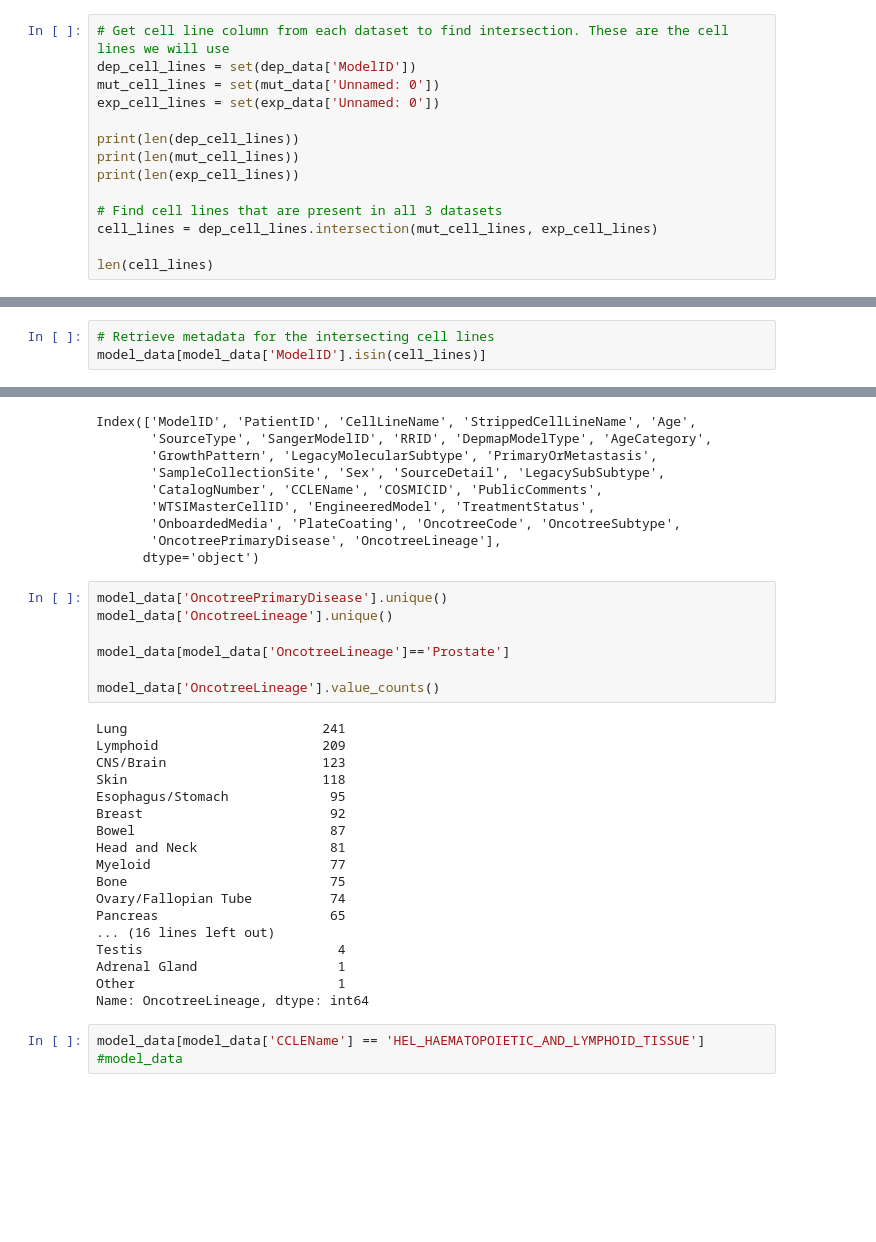
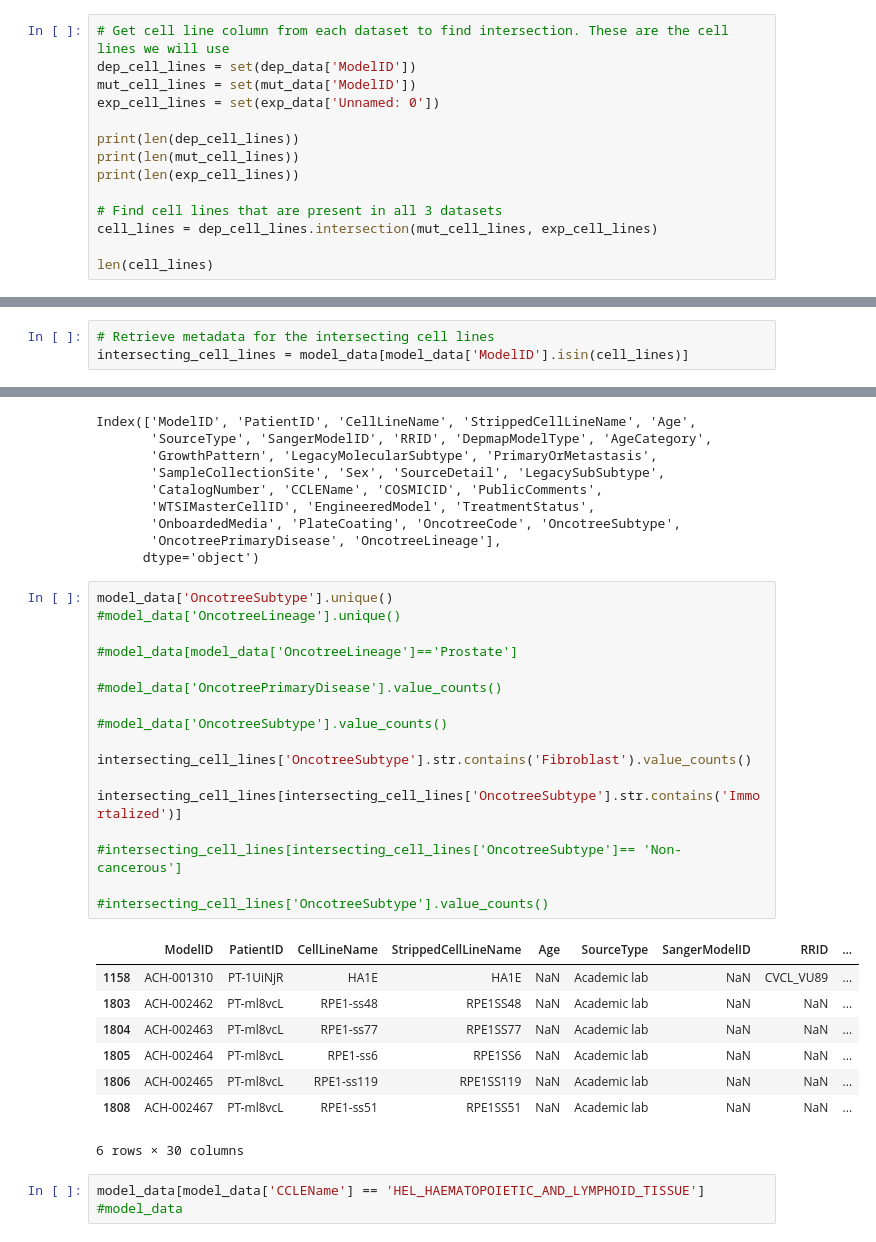
Before and after one commit to dan-beach/dependant-weights, a Jupyter notebook: depmap-processing.ipynb, the cells around one changed output, grey strips where cells are left out. Saved outputs shown, nothing was run; the diff lists cells and outputs as text; blank space fills up the shorter version.

```diff
--- a/depmap-processing.ipynb
+++ b/depmap-processing.ipynb
@@ -104,7 +238,7 @@ model_data[model_data['CCLEName'] == 'BXPC3_PANCREAS']
 # %%
 # Get cell line column from each dataset to find intersection. These are the cell lines we will use
 dep_cell_lines = set(dep_data['ModelID'])
-mut_cell_lines = set(mut_data['Unnamed: 0'])
+mut_cell_lines = set(mut_data['ModelID'])
 exp_cell_lines = set(exp_data['Unnamed: 0'])
 
 print(len(dep_cell_lines))
@@ -122,4 +256,4 @@ len(cell_lines)
 1013
 # %%
 # Retrieve metadata for the intersecting cell lines
-model_data[model_data['ModelID'].isin(cell_lines)]
+intersecting_cell_lines = model_data[model_data['ModelID'].isin(cell_lines)]
@@ -150,30 +270,31 @@ Index(['ModelID', 'PatientID', 'CellLineName', 'StrippedCellLineName', 'Age',
        'OncotreePrimaryDisease', 'OncotreeLineage'],
       dtype='object')
 # %%
-model_data['OncotreePrimaryDisease'].unique()
-model_data['OncotreeLineage'].unique()
+model_data['OncotreeSubtype'].unique()
+#model_data['OncotreeLineage'].unique()
 
-model_data[model_data['OncotreeLineage']=='Prostate']
+#model_data[model_data['OncotreeLineage']=='Prostate']
 
-model_data['OncotreeLineage'].value_counts()
+#model_data['OncotreePrimaryDisease'].value_counts()
+
+#model_data['OncotreeSubtype'].value_counts()
+
+intersecting_cell_lines['OncotreeSubtype'].str.contains('Fibroblast').value_counts()
+
+intersecting_cell_lines[intersecting_cell_lines['OncotreeSubtype'].str.contains('Immortalized')]
+
+#intersecting_cell_lines[intersecting_cell_lines['OncotreeSubtype']== 'Non-cancerous']
+
+#intersecting_cell_lines['OncotreeSubtype'].value_counts()
 # %% [output]
+|  | ModelID | PatientID | CellLineName | StrippedCellLineName | Age | SourceType | SangerModelID | RRID | ... |
+| 1158 | ACH-001310 | PT-1UiNjR | HA1E | HA1E | NaN | Academic lab | NaN | CVCL_VU89 | ... |
+| 1803 | ACH-002462 | PT-ml8vcL | RPE1-ss48 | RPE1SS48 | NaN | Academic lab | NaN | NaN | ... |
+| 1804 | ACH-002463 | PT-ml8vcL | RPE1-ss77 | RPE1SS77 | NaN | Academic lab | NaN | NaN | ... |
+| 1805 | ACH-002464 | PT-ml8vcL | RPE1-ss6 | RPE1SS6 | NaN | Academic lab | NaN | NaN | ... |
+| 1806 | ACH-002465 | PT-ml8vcL | RPE1-ss119 | RPE1SS119 | NaN | Academic lab | NaN | NaN | ... |
+| 1808 | ACH-002467 | PT-ml8vcL | RPE1-ss51 | RPE1SS51 | NaN | Academic lab | NaN | NaN | ... |
-Lung                         241
-Lymphoid                     209
-CNS/Brain                    123
-Skin                         118
-Esophagus/Stomach             95
-Breast                        92
-Bowel                         87
-Head and Neck                 81
-Myeloid                       77
-Bone                          75
-Ovary/Fallopian Tube          74
-Pancreas                      65
-... (16 lines left out)
-Testis                         4
-Adrenal Gland                  1
-Other                          1
-Name: OncotreeLineage, dtype: int64
+6 rows × 30 columns
 # %%
 model_data[model_data['CCLEName'] == 'HEL_HAEMATOPOIETIC_AND_LYMPHOID_TISSUE']
 #model_data
```
Also changed, not shown: parts of 11 cells of this notebook, 3 other files.
